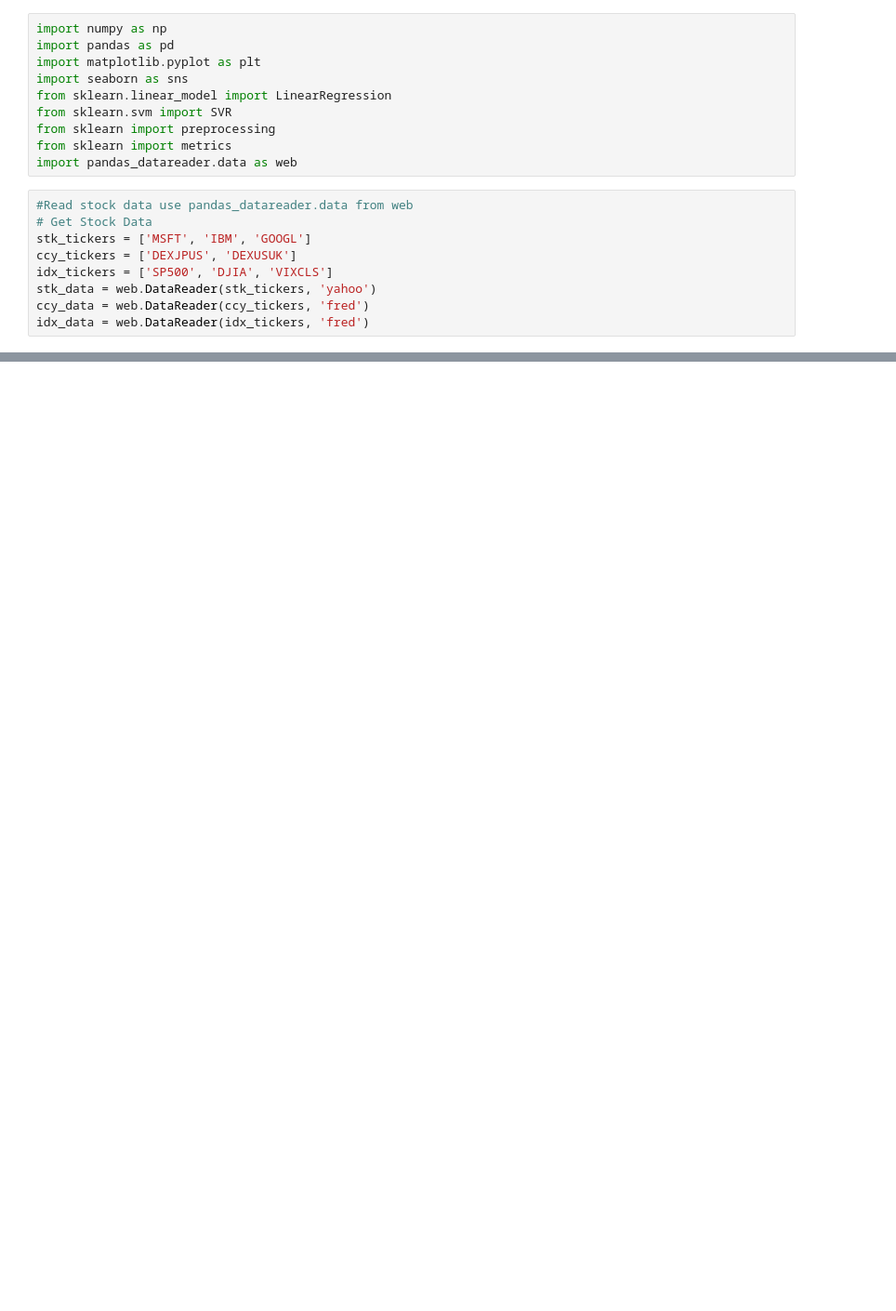
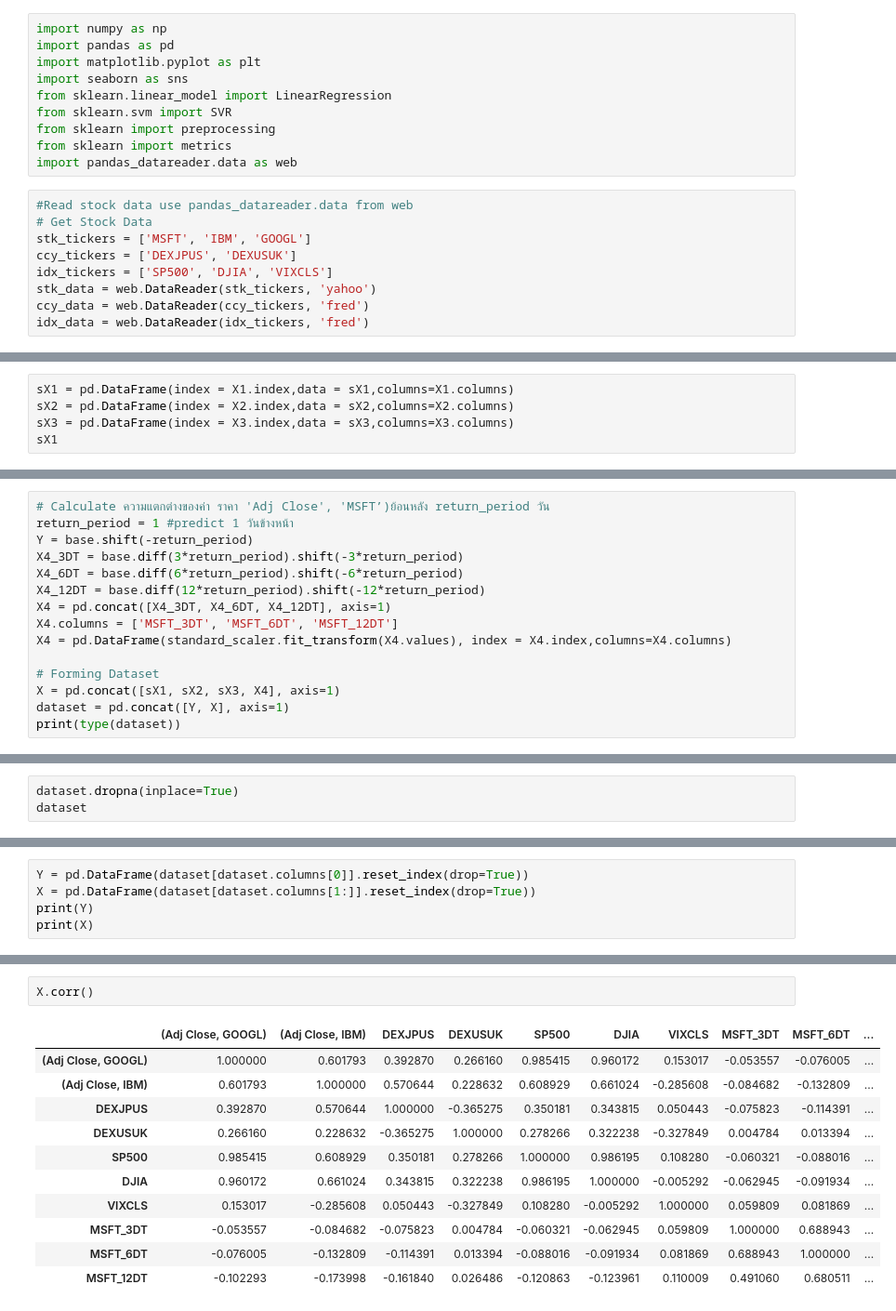
Before and after one commit to oathathat/ML_Kmitl_3D, a Jupyter notebook: Lab/Lab5.ipynb, the cells around one changed output, grey strips where cells are left out. Shown: that part at 93% size. Cells and saved outputs as stored; diff of their text form; blank space fills up the shorter version.

Commit message:
lab5 data clean

```diff
--- a/Lab/Lab5.ipynb
+++ b/Lab/Lab5.ipynb
@@ -43,0 +64,5 @@ X1
+# %%
+sX1 = pd.DataFrame(index = X1.index,data = sX1,columns=X1.columns)
+sX2 = pd.DataFrame(index = X2.index,data = sX2,columns=X2.columns)
+sX3 = pd.DataFrame(index = X3.index,data = sX3,columns=X3.columns)
+sX1
@@ -43,0 +102,15 @@ X1
+# %%
+# Calculate ความแตกต่างของค่า ราคา 'Adj Close', 'MSFT’)ย้อนหลัง return_period วัน
+return_period = 1 #predict 1 วันข้างหน้า
+Y = base.shift(-return_period)
+X4_3DT = base.diff(3*return_period).shift(-3*return_period)
+X4_6DT = base.diff(6*return_period).shift(-6*return_period)
+X4_12DT = base.diff(12*return_period).shift(-12*return_period)
+X4 = pd.concat([X4_3DT, X4_6DT, X4_12DT], axis=1)
+X4.columns = ['MSFT_3DT', 'MSFT_6DT', 'MSFT_12DT']
+X4 = pd.DataFrame(standard_scaler.fit_transform(X4.values), index = X4.index,columns=X4.columns)
+
+# Forming Dataset
+X = pd.concat([sX1, sX2, sX3, X4], axis=1)
+dataset = pd.concat([Y, X], axis=1)
+print(type(dataset))
@@ -43,0 +119,3 @@ X1
+# %%
+dataset.dropna(inplace=True)
+dataset
@@ -43,0 +156,5 @@ X1
+# %%
+Y = pd.DataFrame(dataset[dataset.columns[0]].reset_index(drop=True))
+X = pd.DataFrame(dataset[dataset.columns[1:]].reset_index(drop=True))
+print(Y)
+print(X)
@@ -43,0 +179,14 @@ X1
+# %%
+X.corr()
+# %% [output]
+|  | (Adj Close, GOOGL) | (Adj Close, IBM) | DEXJPUS | DEXUSUK | SP500 | DJIA | VIXCLS | MSFT_3DT | MSFT_6DT | ... |
+| (Adj Close, GOOGL) | 1.000000 | 0.601793 | 0.392870 | 0.266160 | 0.985415 | 0.960172 | 0.153017 | -0.053557 | -0.076005 | ... |
+| (Adj Close, IBM) | 0.601793 | 1.000000 | 0.570644 | 0.228632 | 0.608929 | 0.661024 | -0.285608 | -0.084682 | -0.132809 | ... |
+| DEXJPUS | 0.392870 | 0.570644 | 1.000000 | -0.365275 | 0.350181 | 0.343815 | 0.050443 | -0.075823 | -0.114391 | ... |
+| DEXUSUK | 0.266160 | 0.228632 | -0.365275 | 1.000000 | 0.278266 | 0.322238 | -0.327849 | 0.004784 | 0.013394 | ... |
+| SP500 | 0.985415 | 0.608929 | 0.350181 | 0.278266 | 1.000000 | 0.986195 | 0.108280 | -0.060321 | -0.088016 | ... |
+| DJIA | 0.960172 | 0.661024 | 0.343815 | 0.322238 | 0.986195 | 1.000000 | -0.005292 | -0.062945 | -0.091934 | ... |
+| VIXCLS | 0.153017 | -0.285608 | 0.050443 | -0.327849 | 0.108280 | -0.005292 | 1.000000 | 0.059809 | 0.081869 | ... |
+| MSFT_3DT | -0.053557 | -0.084682 | -0.075823 | 0.004784 | -0.060321 | -0.062945 | 0.059809 | 1.000000 | 0.688943 | ... |
+| MSFT_6DT | -0.076005 | -0.132809 | -0.114391 | 0.013394 | -0.088016 | -0.091934 | 0.081869 | 0.688943 | 1.000000 | ... |
+| MSFT_12DT | -0.102293 | -0.173998 | -0.161840 | 0.026486 | -0.120863 | -0.123961 | 0.110009 | 0.491060 | 0.680511 | ... |
```
Also changed, not shown: parts of 10 cells of this notebook.
